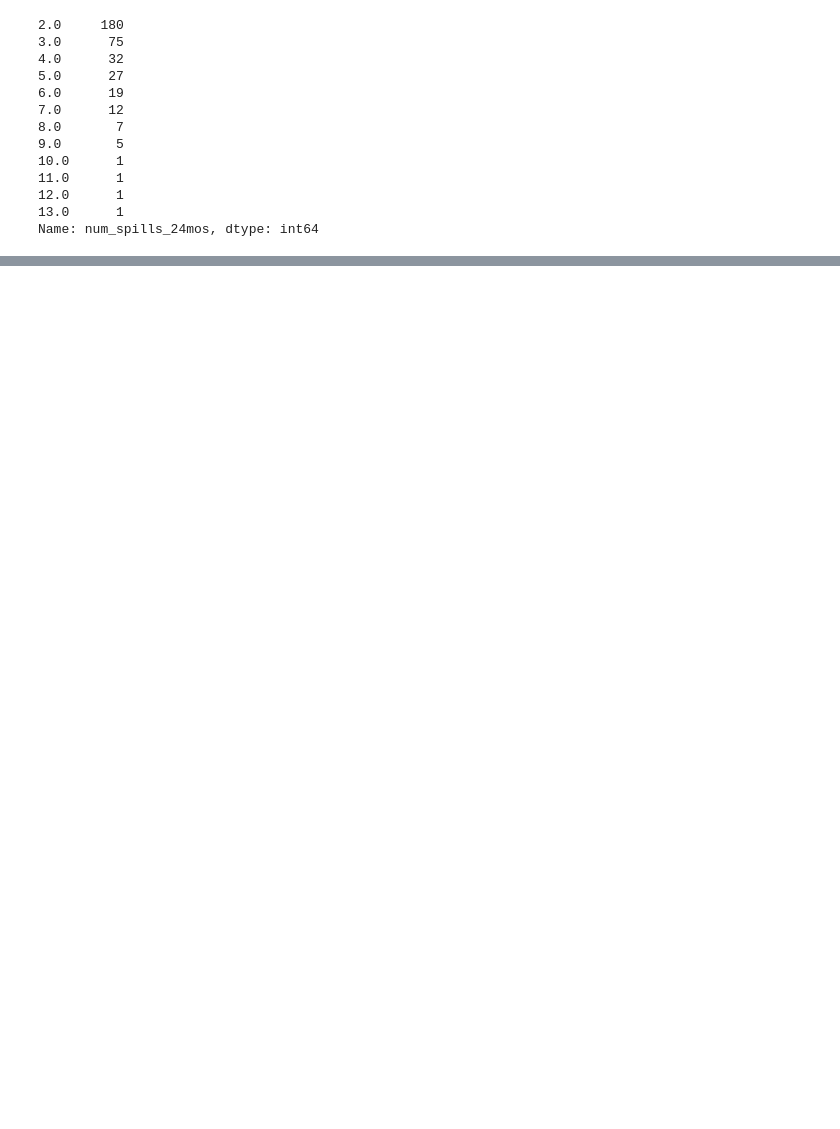
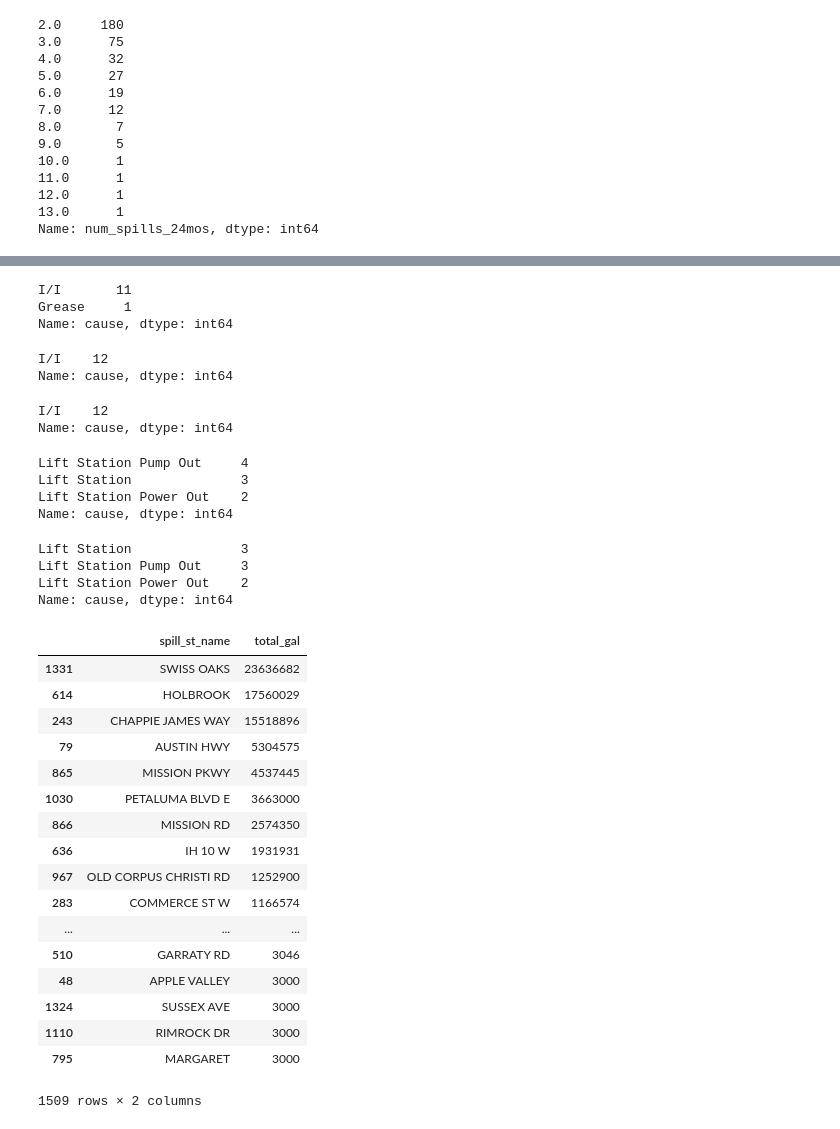
Before and after one commit to codeupada1/san-antonio-datathon-2019, a Jupyter notebook: ssg-notebook.ipynb, the cells around one changed output, grey strips where cells are left out. Cells and saved outputs as stored; diff of their text form; code cells hidden in the pictures; blank space fills up the shorter version.

```diff
--- a/ssg-notebook.ipynb
+++ b/ssg-notebook.ipynb
@@ -515,0 +694,54 @@ df[df.gal > 1500000].T
+# %%
+df['cause'][df.full_address_spill == '1800 AUSTIN HWY'].value_counts()
+# %% [output]
+I/I       11
+Grease     1
+Name: cause, dtype: int64
+# %%
+df['cause'][df.full_address_spill == '1427 HARRY WURZBACH'].value_counts()
+# %% [output]
+I/I    12
+Name: cause, dtype: int64
+# %%
+df['cause'][df.full_address_spill == '23500 IH 10 W'].value_counts()
+# %% [output]
+I/I    12
+Name: cause, dtype: int64
+# %%
+df['cause'][df.full_address_spill == '10102 US HWY 90 W'].value_counts()
+# %% [output]
+Lift Station Pump Out     4
+Lift Station              3
+Lift Station Power Out    2
+Name: cause, dtype: int64
+# %%
+df['cause'][df.full_address_spill == '3847 THOUSAND OAKS'].value_counts()
+# %% [output]
+Lift Station              3
+Lift Station Pump Out     3
+Lift Station Power Out    2
+Name: cause, dtype: int64
+# %%
+df.groupby(['spill_st_name'])['total_gal']\
+  .sum()\
+  .reset_index()\
+  .sort_values(by = ['total_gal'], ascending=[False])
+# %% [output]
+|  | spill_st_name | total_gal |
+| 1331 | SWISS OAKS | 23636682 |
+| 614 | HOLBROOK | 17560029 |
+| 243 | CHAPPIE JAMES WAY | 15518896 |
+| 79 | AUSTIN HWY | 5304575 |
+| 865 | MISSION PKWY | 4537445 |
+| 1030 | PETALUMA BLVD E | 3663000 |
+| 866 | MISSION RD | 2574350 |
+| 636 | IH 10 W | 1931931 |
+| 967 | OLD CORPUS CHRISTI RD | 1252900 |
+| 283 | COMMERCE ST W | 1166574 |
+| ... | ... | ... |
+| 510 | GARRATY RD | 3046 |
+| 48 | APPLE VALLEY | 3000 |
+| 1324 | SUSSEX AVE | 3000 |
+| 1110 | RIMROCK DR | 3000 |
+| 795 | MARGARET | 3000 |
+1509 rows × 2 columns
```
Also changed, not shown: parts of 37 cells of this notebook, 1 other file.
